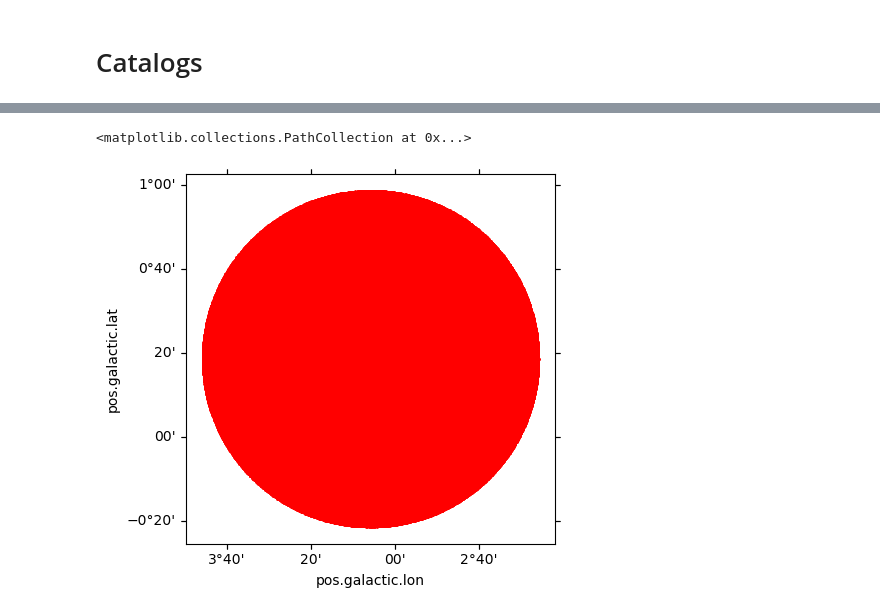
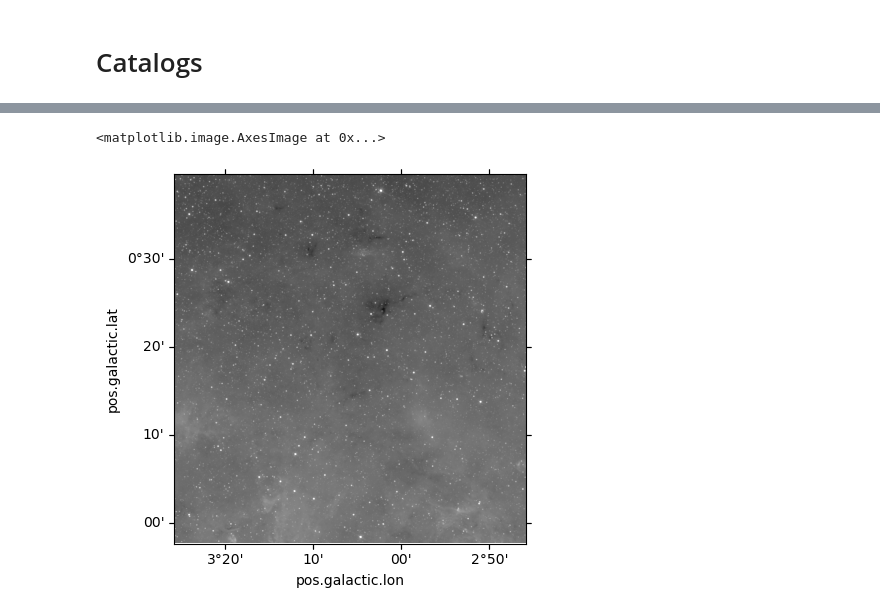
Before and after one commit to SpacialTree/smart-plotters, a Jupyter notebook: notebooks/ice_plots.ipynb, the cells around one changed output, grey strips where cells are left out. Cells and saved outputs as stored; diff of their text form; code cells hidden in the pictures.

Commit message:
trying to find spitzer ice

```diff
--- a/notebooks/ice_plots.ipynb
+++ b/notebooks/ice_plots.ipynb
@@ -277,7 +307,6 @@ bc2_cut = bc2_cutout.get_cutout('/orange/adamginsburg/cmz/galacticbar/bania2/spi
 # %%
 ax = plt.subplot(projection=bc2_cut.wcs)
-ax.imshow(bc2_cut.data, origin='lower', cmap='gray', norm=simple_norm(bc2_cut.data, stretch='log', max_percent=99.9))
-ax.scatter(cat_spitzer.coords.galactic.l, cat_spitzer.coords.galactic.b, transform=ax.get_transform('world'), s=1, color='r')
+ax.imshow(bc2_cut.data, origin='lower', cmap='gray', norm=simple_norm(bc2_cut.data, stretch='log', max_percent=99.99))
 # %% [output]
-<matplotlib.collections.PathCollection at 0x...>
+<matplotlib.image.AxesImage at 0x...>
-[figure, old version]
+[figure, new version]
```
Also changed, not shown: parts of 34 cells of this notebook.
